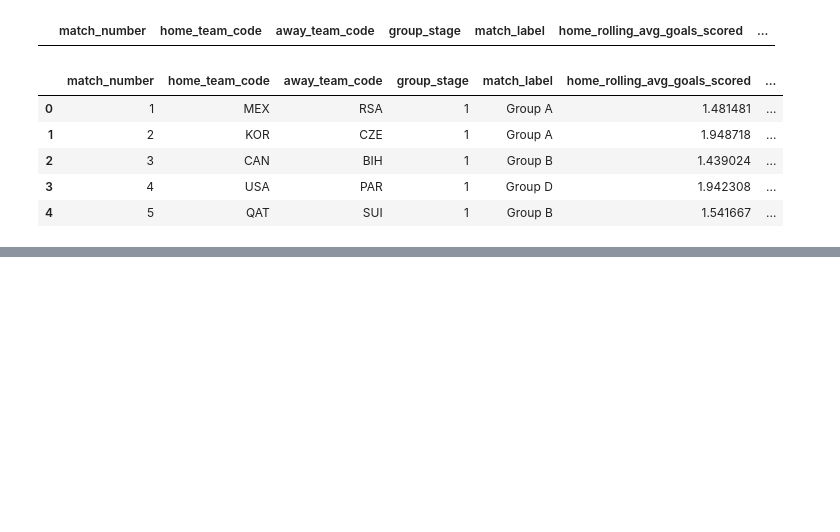
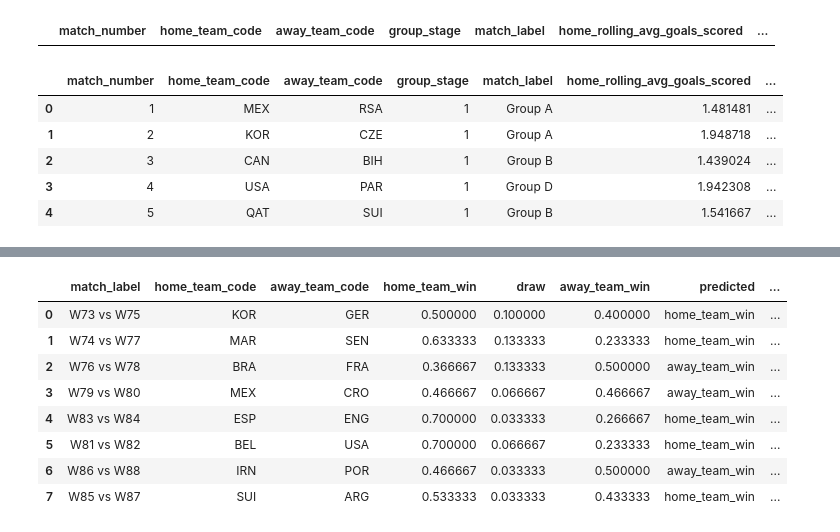
Before and after one commit to tonyinarula/World-Cup-2026-Predictive-Analysis, a Jupyter notebook: analysis.ipynb, the cells around one changed output, grey strips where cells are left out. Cells and saved outputs as stored; diff of their text form; code cells hidden in the pictures; blank space fills up the shorter version.

```diff
--- a/analysis.ipynb
+++ b/analysis.ipynb
@@ -1487,0 +1728,94 @@ matches_2026[matches_2026['group_stage'] == 0]
+# %%
+knockout_results['winner'] = knockout_results.apply(get_winner, axis=1)
+
+# build W-slot lookup e.g. 'W73' -> 'ARG'
+winner_lookup = dict(zip(
+    'W' + knockout_results['match_number'].astype(str),
+    knockout_results['winner']
+))
+
+# resolve round of 16 slots
+r16_matches = matches_2026[matches_2026['stage_id'] == 3].copy()
+
+for idx, row in r16_matches.iterrows():
+    parts = row['match_label'].split(' vs ')
+    home_slot = parts[0].strip()
+    away_slot = parts[1].strip()
+    r16_matches.at[idx, 'home_team_code'] = winner_lookup.get(home_slot, home_slot)
+    r16_matches.at[idx, 'away_team_code'] = winner_lookup.get(away_slot, away_slot)
+
+
+# drop existing feature columns and rebuild
+r16_matches = r16_matches.drop(columns=[c for c in cols_to_drop if c in r16_matches.columns])
+
+r16_matches = (r16_matches
+    .merge(
+        kaggle_2026_lookup.rename(columns={
+            'team_code': 'home_team_code', 'is_host': 'home_is_host',
+            'goals_scored_last_4y': 'home_goals_scored_last_4y',
+            'goals_received_last_4y': 'home_goals_received_last_4y',
+            'wins_last_4y': 'home_wins_last_4y', 'losses_last_4y': 'home_losses_last_4y',
+            'draws_last_4y': 'home_draws_last_4y',
+            'fifa_rank_pre_tournament': 'home_fifa_rank_pre_tournament',
+            'fifa_points_pre_tournament': 'home_fifa_points_pre_tournament',
+            'squad_avg_age': 'home_squad_avg_age',
+            'world_cup_participations_before': 'home_world_cups_before'
+        }),
+        on='home_team_code', how='left'
+    )
+    .merge(
+        kaggle_2026_lookup.rename(columns={
+            'team_code': 'away_team_code', 'is_host': 'away_is_host',
+            'goals_scored_last_4y': 'away_goals_scored_last_4y',
+            'goals_received_last_4y': 'away_goals_received_last_4y',
+            'wins_last_4y': 'away_wins_last_4y', 'losses_last_4y': 'away_losses_last_4y',
+            'draws_last_4y': 'away_draws_last_4y',
+            'fifa_rank_pre_tournament': 'away_fifa_rank_pre_tournament',
+            'fifa_points_pre_tournament': 'away_fifa_points_pre_tournament',
+            'squad_avg_age': 'away_squad_avg_age',
+            'world_cup_participations_before': 'away_world_cups_before'
+        }),
+        on='away_team_code', how='left'
+    )
+)
+
+# derived features
+r16_matches['fifa_rank_diff'] = r16_matches['home_fifa_rank_pre_tournament'] - r16_matches['away_fifa_rank_pre_tournament']
+r16_matches['fifa_pt_diff'] = r16_matches['home_fifa_points_pre_tournament'] - r16_matches['away_fifa_points_pre_tournament']
+r16_matches['squad_age_diff'] = r16_matches['home_squad_avg_age'] - r16_matches['away_squad_avg_age']
+r16_matches['rank_closeness'] = 1 / (abs(r16_matches['fifa_rank_diff']) + 1)
+r16_matches['pts_closeness'] = 1 / (abs(r16_matches['fifa_pt_diff']) + 1)
+
+r16_matches['home_group_points'] = r16_matches['home_team_code'].map(standings.set_index('team')['points'])
+r16_matches['away_group_points'] = r16_matches['away_team_code'].map(standings.set_index('team')['points'])
+r16_matches['group_pts_diff'] = r16_matches['home_group_points'] - r16_matches['away_group_points']
+
+home_total = r16_matches['home_wins_last_4y'] + r16_matches['home_losses_last_4y'] + r16_matches['home_draws_last_4y']
+away_total = r16_matches['away_wins_last_4y'] + r16_matches['away_losses_last_4y'] + r16_matches['away_draws_last_4y']
+
+r16_matches['home_rolling_avg_goals_scored'] = r16_matches['home_goals_scored_last_4y'] / home_total
+r16_matches['home_rolling_avg_goals_conceded'] = r16_matches['home_goals_received_last_4y'] / home_total
+r16_matches['away_rolling_avg_goals_scored'] = r16_matches['away_goals_scored_last_4y'] / away_total
+r16_matches['away_rolling_avg_goals_conceded'] = r16_matches['away_goals_received_last_4y'] / away_total
+
+# predict
+X_r16 = r16_matches[X_train.columns]
+probs_r16 = model.predict_proba(X_r16)
+prob_df_r16 = pd.DataFrame(probs_r16, columns=model.classes_)
+r16_results = pd.concat([
+    r16_matches[['match_number', 'match_label', 'home_team_code', 'away_team_code']].reset_index(drop=True),
+    prob_df_r16
+], axis=1)
+r16_results['predicted'] = model.predict(X_r16)
+r16_results['winner'] = r16_results.apply(get_winner, axis=1)
+r16_results[['match_label', 'home_team_code', 'away_team_code', 'home_team_win', 'draw', 'away_team_win', 'predicted', 'winner']]
+# %% [output]
+|  | match_label | home_team_code | away_team_code | home_team_win | draw | away_team_win | predicted | ... |
+| 0 | W73 vs W75 | KOR | GER | 0.500000 | 0.100000 | 0.400000 | home_team_win | ... |
+| 1 | W74 vs W77 | MAR | SEN | 0.633333 | 0.133333 | 0.233333 | home_team_win | ... |
+| 2 | W76 vs W78 | BRA | FRA | 0.366667 | 0.133333 | 0.500000 | away_team_win | ... |
+| 3 | W79 vs W80 | MEX | CRO | 0.466667 | 0.066667 | 0.466667 | away_team_win | ... |
+| 4 | W83 vs W84 | ESP | ENG | 0.700000 | 0.033333 | 0.266667 | home_team_win | ... |
+| 5 | W81 vs W82 | BEL | USA | 0.700000 | 0.066667 | 0.233333 | home_team_win | ... |
+| 6 | W86 vs W88 | IRN | POR | 0.466667 | 0.033333 | 0.500000 | away_team_win | ... |
+| 7 | W85 vs W87 | SUI | ARG | 0.533333 | 0.033333 | 0.433333 | home_team_win | ... |
```
Also changed, not shown: parts of 17 cells of this notebook.
